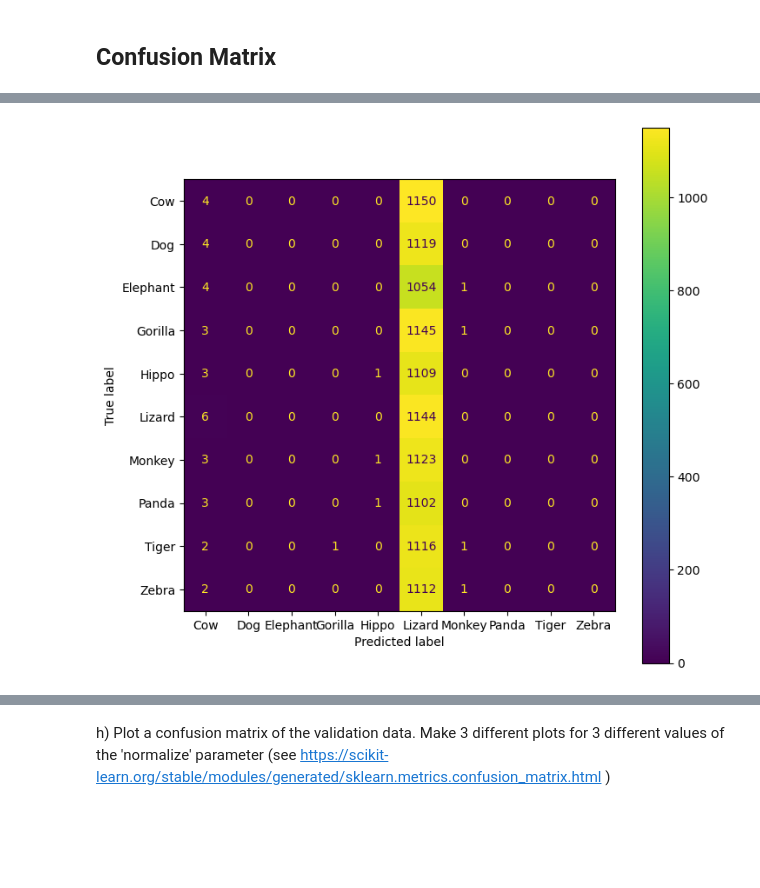
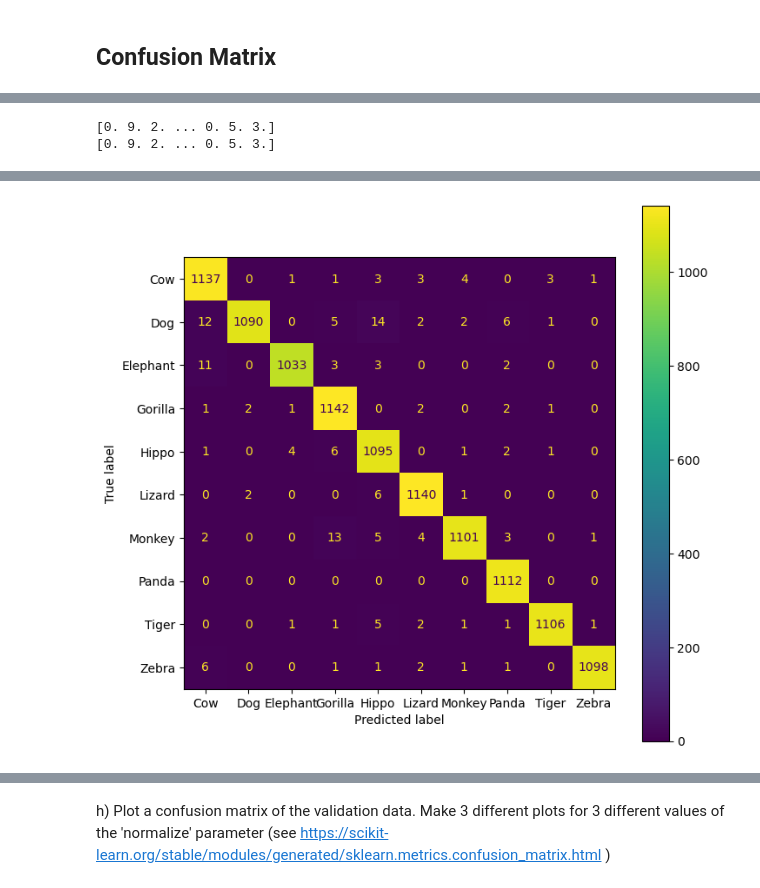
Before and after one commit to schbm/cnn-mc-classification, a Jupyter notebook: notebook/main.ipynb, the cells around one changed output, grey strips where cells are left out. Cells and saved outputs as stored; diff of their text form; code cells hidden in the pictures; blank space fills up the shorter version.

```diff
--- a/notebook/main.ipynb
+++ b/notebook/main.ipynb
@@ -40,6 +40,7 @@ img_height = 64 # The image will be resized when imported to this height
 img_width = 64 # The image will be resized when imported to this width
 img_channels = 3 #RGB
 shuffle_seed = 1234 # The seed for the data shuffle
+shuffle_enabled = True
 test_data_ratio = 0.3
 validation_data_ratio= 0.2
 img_classes = [ #explicitly defined to avoid errors
@@ -61,7 +62,7 @@ data = tf.keras.preprocessing.image_dataset_from_directory(
     class_names=img_classes, #pass in names of classes
     batch_size=batch_size,
     image_size=(img_height, img_width),
-    shuffle=True, #shuffle the data
+    shuffle=shuffle_enabled, #shuffle the data
     seed=shuffle_seed, #seed for the shuffling and transformations
     validation_split=test_data_ratio, #we reserve a ratio of the data for the test set
     subset="both", #return both test & training set
@@ -343,4 +344,12 @@ simple_model = tf.keras.models.load_model('simple_model')
 of the validation data.
 Make 3 different plots for 3 different values of the
 'normalize' parameter (see https://scikit-learn.org/stable/modules/generated/sklearn.metrics.confusion_matrix.html )
+# %%
+predicted_labels = np.array([])
+true_labels = np.array([])
+
+for x, y in training_data:
+    predicted_labels = np.concatenate([predicted_labels,
+                       np.argmax(simple_model(x), axis=-1)])
+    true_labels = np.concatenate([true_labels, y])
 # %%
@@ -524,8 +550,25 @@ complex_model = tf.keras.models.load_model('complex_model')
+# %%
+predicted_labels = np.array([])
+true_labels = np.array([])
+
+for x, y in training_data:
+    predicted_labels = np.concatenate([predicted_labels,
+                       np.argmax(complex_model(x), axis=-1)])
+    true_labels = np.concatenate([true_labels, y])
+# %%
+print(true_labels)
+print(predicted_labels)
+# %% [output]
+[0. 9. 2. ... 0. 5. 3.]
+[0. 9. 2. ... 0. 5. 3.]
 # %%
-predictions = complex_model.predict(training_data)
-predicted_labels = np.argmax(predictions, axis=1)
-true_labels = np.concatenate([y.numpy() for _, y in training_data], axis=0)
-cm = confusion_matrix(true_labels, predicted_labels)
+# ATTENTION: You cannot run the code like below (commented out),
+# since tensorflow will reshuffle the data so that true and predictions do not match anymore!!!!
+#predicted_labels = np.argmax(predictions, axis=-1)
+#print(predicted_labels)
+#true_labels = np.concatenate([y.numpy() for _, y in training_data], axis=0)
+#print(true_labels)
+cm = confusion_matrix(true_labels,predicted_labels)
 disp = ConfusionMatrixDisplay(confusion_matrix=cm, display_labels=class_names)
 fig, ax = plt.subplots(figsize=(8,8))
 disp.plot(ax=ax)
@@ -535 +577 @@ plt.show()
-[figure, old version]
+[figure, new version]
```
Also changed, not shown: parts of 25 cells of this notebook, 1 other file.
